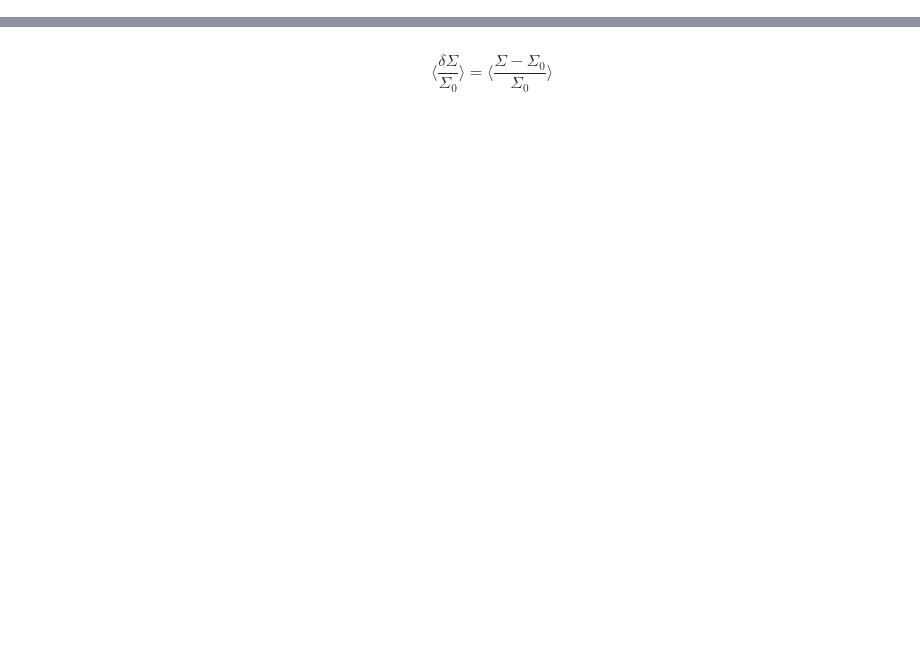
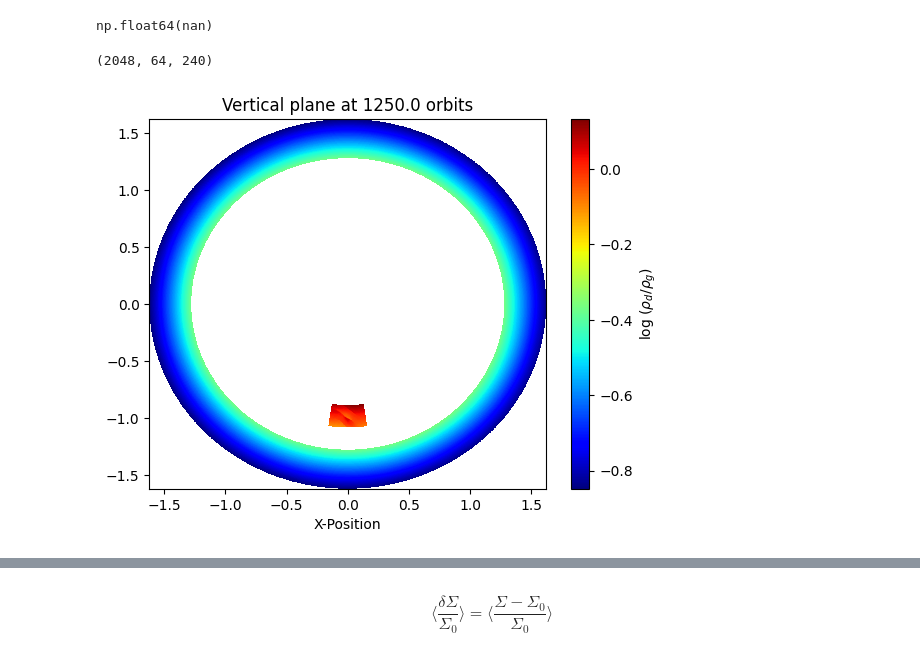
Before and after one commit to SudatKhan/dust_dynamics, a Jupyter notebook: gas_test_analysis.ipynb, the cells around one changed output, grey strips where cells are left out. Cells and saved outputs as stored; diff of their text form; code cells hidden in the pictures; blank space fills up the shorter version.

```diff
--- a/gas_test_analysis.ipynb
+++ b/gas_test_analysis.ipynb
@@ -42,0 +157,4 @@ np.float32(1500.001)
+# %%
+data[-1].max()
+# %% [output]
+np.float64(nan)
@@ -42,0 +170,14 @@ np.float32(1500.001)
+# %%
+np.shape(dust_dens)
+# %% [output]
+(2048, 64, 240)
+# %%
+R, PHI= np.meshgrid(r_f, phi_f)
+plt.pcolormesh(R*np.sin(PHI), (R*np.cos(PHI)), v_phi[:,64,:], cmap='jet')
+plt.xlabel('X-Position')
+
+
+plt.title(f'Vertical plane at {round(orbits,1)} orbits')
+plt.colorbar().set_label(r'log ($\rho_d / \rho_g$)', rotation=90)
+# %% [output]
+[figure, added]
```
Also changed, not shown: parts of 94 cells of this notebook, 3 other files.
